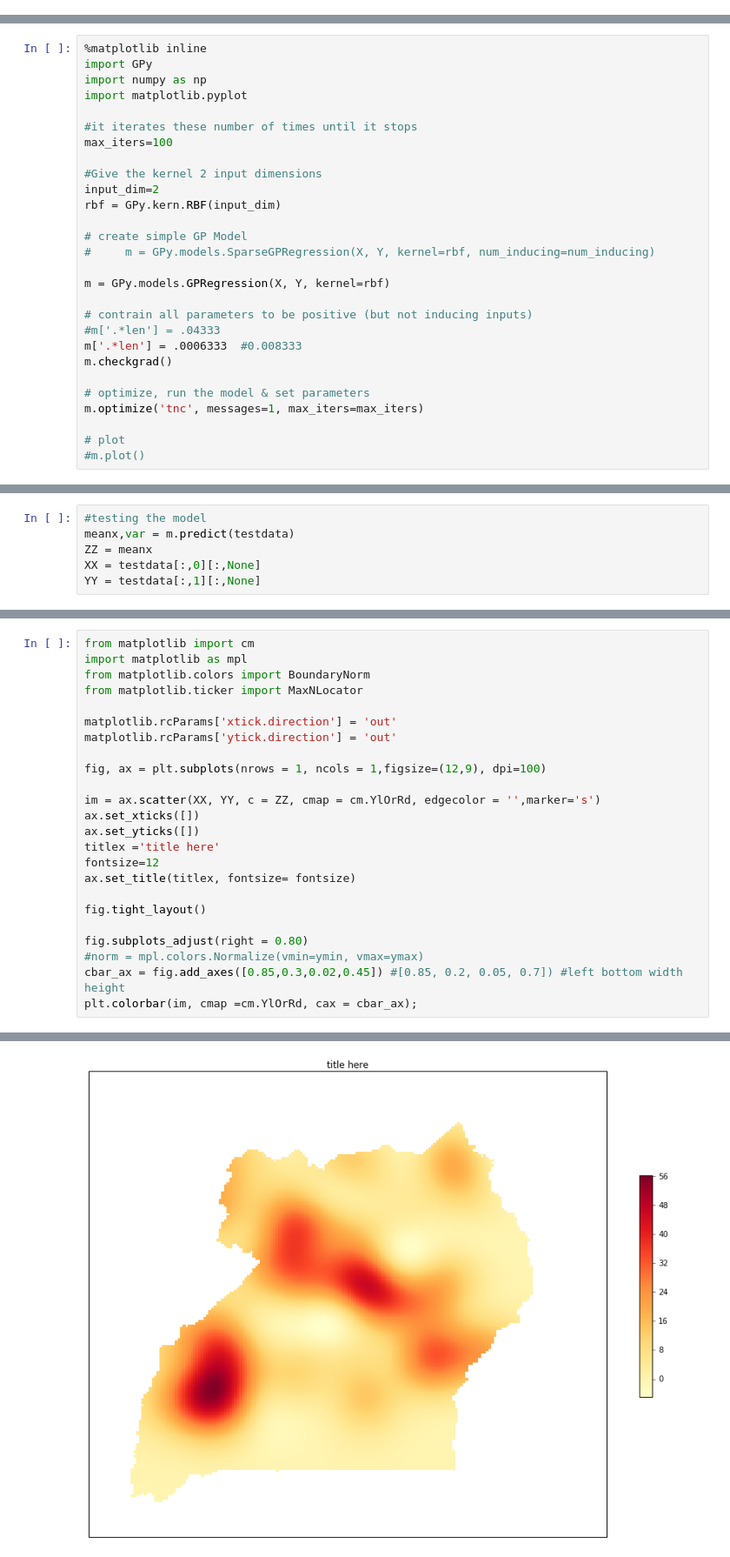
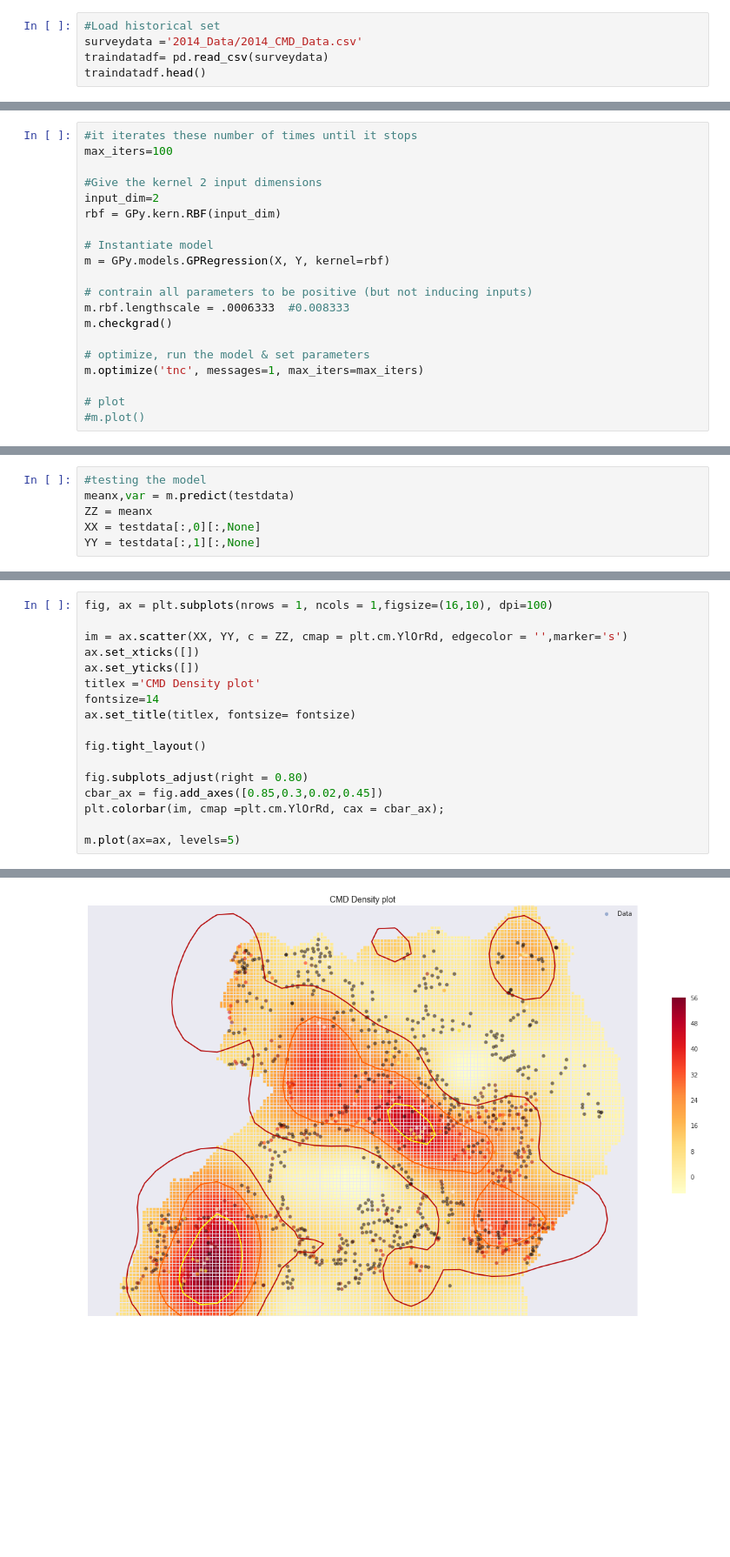
Before and after one commit to NaLucky/GpY, a Jupyter notebook: Incidencecopy.ipynb, the cells around one changed output, grey strips where cells are left out. Shown: that part at 87% size. Drawn from its saved outputs; the diff is of its cells as text; blank space fills up the shorter version.

Commit message:
Update Incidencecopy to add contours to disease density

```diff
--- a/Incidencecopy.ipynb
+++ b/Incidencecopy.ipynb
@@ -14,0 +27,5 @@ data=datadf[['lon','lat']].as_matrix()
+# %%
+#Load historical set
+surveydata ='2014_Data/2014_CMD_Data.csv'
+traindatadf= pd.read_csv(surveydata)
+traindatadf.head()
@@ -60,9 +60,4 @@ traindatadf.tail(20)
 # %%
-%matplotlib inline
-import GPy
-import numpy as np
-import matplotlib.pyplot
-
 #it iterates these number of times until it stops
 max_iters=100
 
@@ -70,14 +65,11 @@ max_iters=100
 input_dim=2
 rbf = GPy.kern.RBF(input_dim)
 
-# create simple GP Model
-#     m = GPy.models.SparseGPRegression(X, Y, kernel=rbf, num_inducing=num_inducing)
-
+# Instantiate model
 m = GPy.models.GPRegression(X, Y, kernel=rbf)
 
 # contrain all parameters to be positive (but not inducing inputs)
-#m['.*len'] = .04333
-m['.*len'] = .0006333  #0.008333
+m.rbf.lengthscale = .0006333  #0.008333
 m.checkgrad()
 
 # optimize, run the model & set parameters
@@ -107,25 +99,18 @@ YY = testdata[:,1][:,None]
 # %%
-from matplotlib import cm
-import matplotlib as mpl
-from matplotlib.colors import BoundaryNorm
-from matplotlib.ticker import MaxNLocator
+fig, ax = plt.subplots(nrows = 1, ncols = 1,figsize=(16,10), dpi=100)
 
-matplotlib.rcParams['xtick.direction'] = 'out'
-matplotlib.rcParams['ytick.direction'] = 'out'
-
-fig, ax = plt.subplots(nrows = 1, ncols = 1,figsize=(12,9), dpi=100)
-
-im = ax.scatter(XX, YY, c = ZZ, cmap = cm.YlOrRd, edgecolor = '',marker='s')
+im = ax.scatter(XX, YY, c = ZZ, cmap = plt.cm.YlOrRd, edgecolor = '',marker='s')
 ax.set_xticks([])
 ax.set_yticks([])
-titlex ='title here'
-fontsize=12
+titlex ='CMD Density plot'
+fontsize=14
 ax.set_title(titlex, fontsize= fontsize)
 
 fig.tight_layout()
 
 fig.subplots_adjust(right = 0.80)
-#norm = mpl.colors.Normalize(vmin=ymin, vmax=ymax)
-cbar_ax = fig.add_axes([0.85,0.3,0.02,0.45]) #[0.85, 0.2, 0.05, 0.7]) #left bottom width height
-plt.colorbar(im, cmap =cm.YlOrRd, cax = cbar_ax);
+cbar_ax = fig.add_axes([0.85,0.3,0.02,0.45])
+plt.colorbar(im, cmap =plt.cm.YlOrRd, cax = cbar_ax);
+
+m.plot(ax=ax, levels=5)
 # %% [output]
@@ -132 +118 @@ plt.colorbar(im, cmap =cm.YlOrRd, cax = cbar_ax);
-[figure, old version]
+[figure, new version]
```
Also changed, not shown: parts of 19 cells of this notebook, 2 other files.
